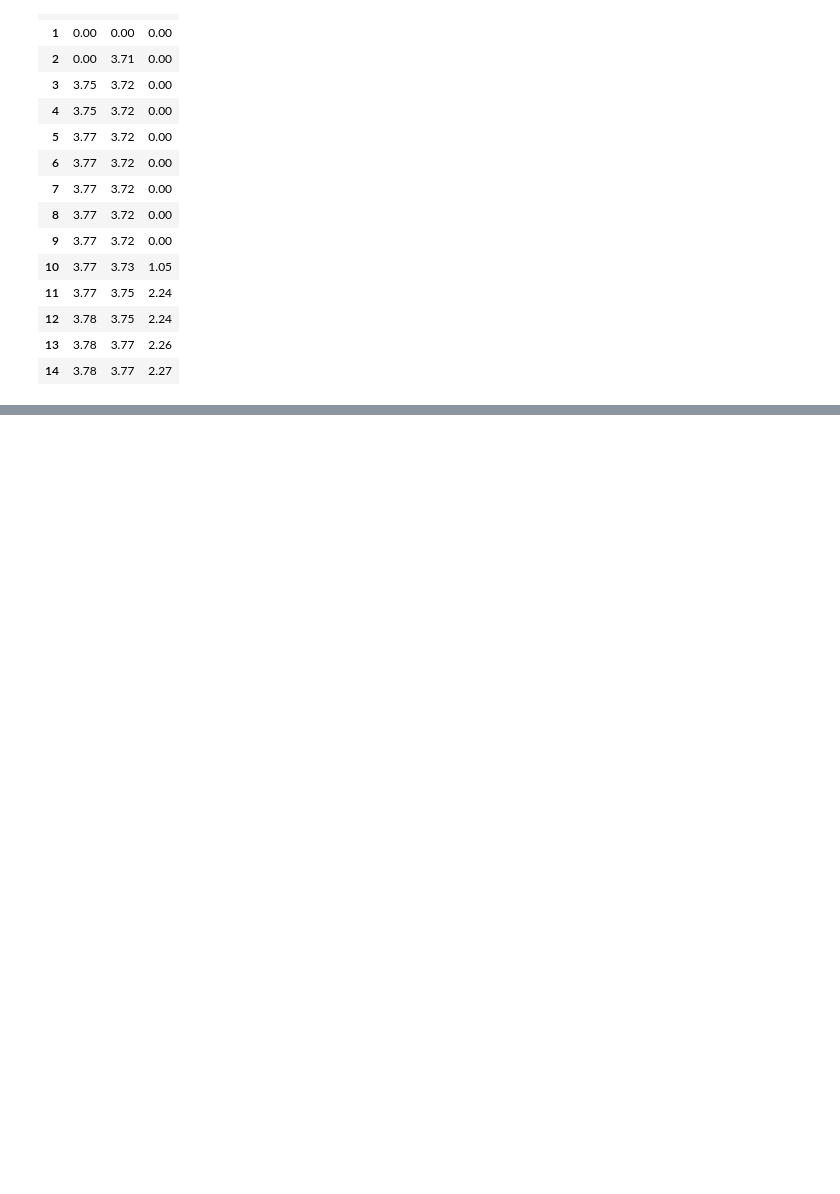
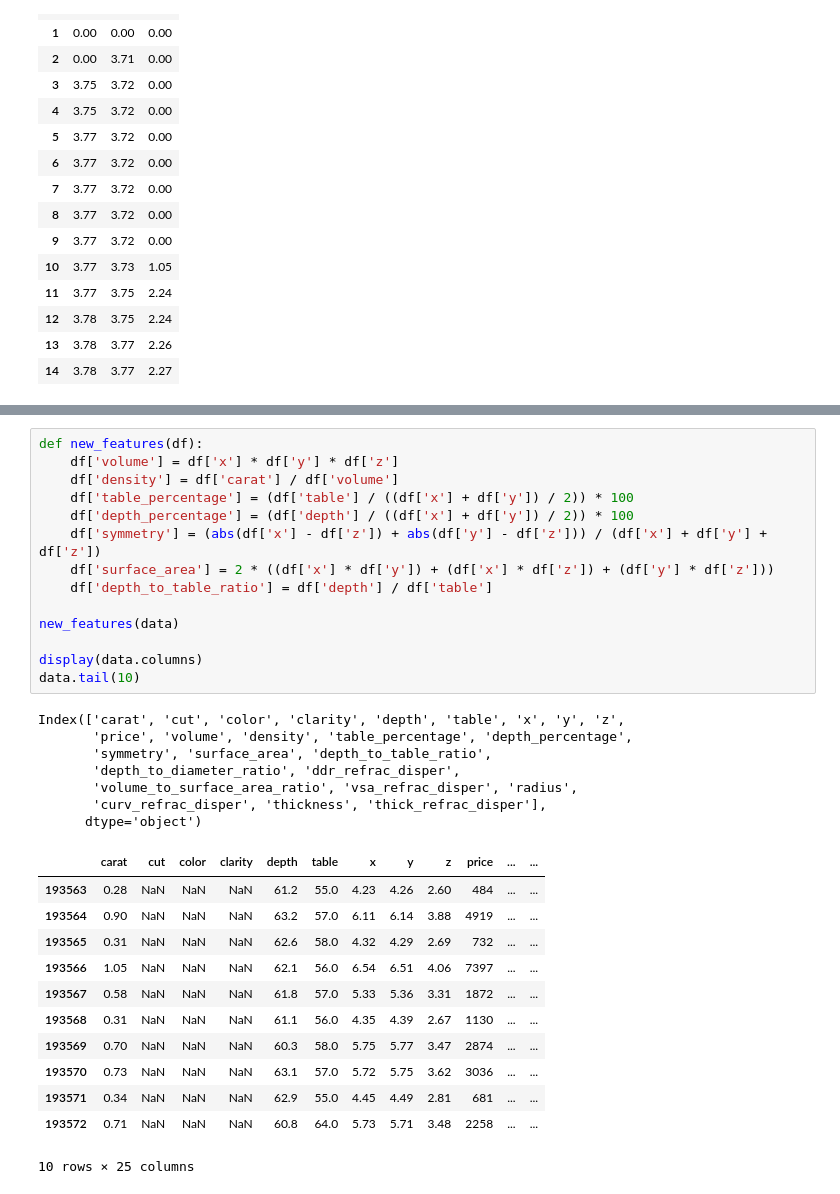
Before and after one commit to dhruvthakur2000/mlopss, a Jupyter notebook: experiments/experiments.ipynb, the cells around one changed output, grey strips where cells are left out. Cells and saved outputs as stored; diff of their text form; blank space fills up the shorter version.

```diff
--- a/experiments/experiments.ipynb
+++ b/experiments/experiments.ipynb
@@ -68,0 +211,34 @@ pd.concat(sorted_dims,axis=1).head(15)
+# %%
+def new_features(df):
+    df['volume'] = df['x'] * df['y'] * df['z']
+    df['density'] = df['carat'] / df['volume']
+    df['table_percentage'] = (df['table'] / ((df['x'] + df['y']) / 2)) * 100
+    df['depth_percentage'] = (df['depth'] / ((df['x'] + df['y']) / 2)) * 100
+    df['symmetry'] = (abs(df['x'] - df['z']) + abs(df['y'] - df['z'])) / (df['x'] + df['y'] + df['z'])
+    df['surface_area'] = 2 * ((df['x'] * df['y']) + (df['x'] * df['z']) + (df['y'] * df['z']))
+    df['depth_to_table_ratio'] = df['depth'] / df['table']
+
+new_features(data)
+
+display(data.columns)
+data.tail(10)
+# %% [output]
+Index(['carat', 'cut', 'color', 'clarity', 'depth', 'table', 'x', 'y', 'z',
+       'price', 'volume', 'density', 'table_percentage', 'depth_percentage',
+       'symmetry', 'surface_area', 'depth_to_table_ratio',
+       'depth_to_diameter_ratio', 'ddr_refrac_disper',
+       'volume_to_surface_area_ratio', 'vsa_refrac_disper', 'radius',
+       'curv_refrac_disper', 'thickness', 'thick_refrac_disper'],
+      dtype='object')
+|  | carat | cut | color | clarity | depth | table | x | y | z | price | ... | ... |
+| 193563 | 0.28 | NaN | NaN | NaN | 61.2 | 55.0 | 4.23 | 4.26 | 2.60 | 484 | ... | ... |
+| 193564 | 0.90 | NaN | NaN | NaN | 63.2 | 57.0 | 6.11 | 6.14 | 3.88 | 4919 | ... | ... |
+| 193565 | 0.31 | NaN | NaN | NaN | 62.6 | 58.0 | 4.32 | 4.29 | 2.69 | 732 | ... | ... |
+| 193566 | 1.05 | NaN | NaN | NaN | 62.1 | 56.0 | 6.54 | 6.51 | 4.06 | 7397 | ... | ... |
+| 193567 | 0.58 | NaN | NaN | NaN | 61.8 | 57.0 | 5.33 | 5.36 | 3.31 | 1872 | ... | ... |
+| 193568 | 0.31 | NaN | NaN | NaN | 61.1 | 56.0 | 4.35 | 4.39 | 2.67 | 1130 | ... | ... |
+| 193569 | 0.70 | NaN | NaN | NaN | 60.3 | 58.0 | 5.75 | 5.77 | 3.47 | 2874 | ... | ... |
+| 193570 | 0.73 | NaN | NaN | NaN | 63.1 | 57.0 | 5.72 | 5.75 | 3.62 | 3036 | ... | ... |
+| 193571 | 0.34 | NaN | NaN | NaN | 62.9 | 55.0 | 4.45 | 4.49 | 2.81 | 681 | ... | ... |
+| 193572 | 0.71 | NaN | NaN | NaN | 60.8 | 64.0 | 5.73 | 5.71 | 3.48 | 2258 | ... | ... |
+10 rows × 25 columns
```
Also changed, not shown: parts of 30 cells of this notebook.
